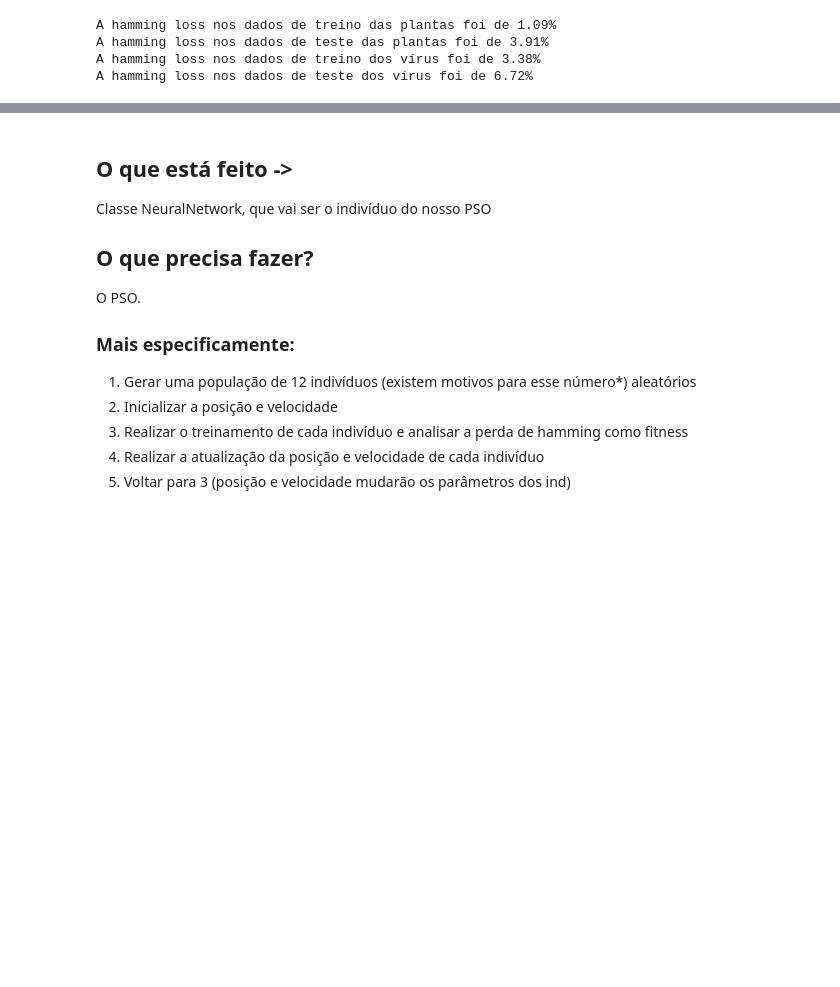
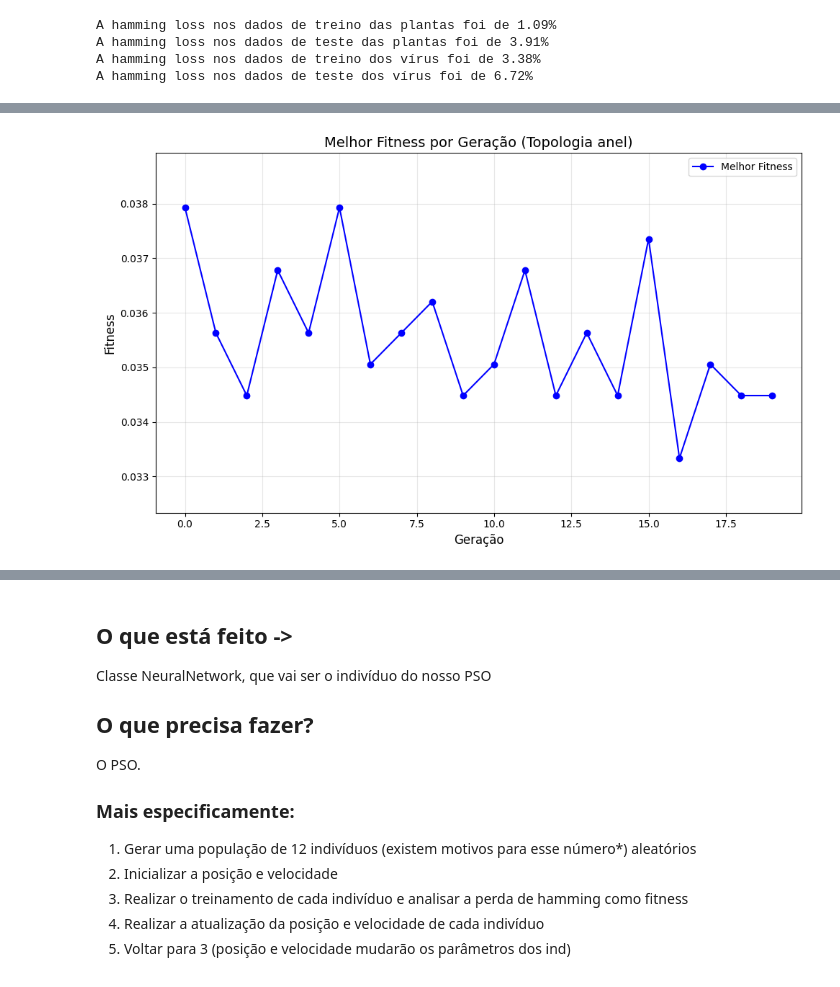
Before and after one commit to arthur-qm/trabalho-bioinspirada-scc0911-202402, a Jupyter notebook: trabalho copy.ipynb, the cells around one changed output, grey strips where cells are left out. Drawn from its saved outputs; the diff is of its cells as text; code cells hidden in the pictures; blank space fills up the shorter version.

```diff
--- a/trabalho copy.ipynb
+++ b/trabalho copy.ipynb
@@ -356,0 +395,31 @@ for ind in pop:
+# %%
+# Supondo que você já tenha a lista gen_bests
+# Extrair o fitness (primeiro elemento) de cada tupla
+best_fitness_per_generation = [generation[0] for generation in gen_bests_ring]
+
+# Número de gerações
+num_generations = len(best_fitness_per_generation)
+
+# Criar o gráfico
+plt.figure(figsize=(10, 6))  # Define o tamanho da figura
+
+# Plotar o melhor fitness por geração
+plt.plot(range(num_generations), best_fitness_per_generation, marker='o', color='b', label="Melhor Fitness")
+
+# Ajustar eixos
+plt.xlabel("Geração", fontsize=12)
+plt.ylabel("Fitness", fontsize=12)
+plt.title("Melhor Fitness por Geração (Topologia anel)", fontsize=14)
+plt.grid(alpha=0.3)
+
+# Opção: Ajustar o eixo y (valores muito próximos)
+plt.ylim([min(best_fitness_per_generation) - 0.001, max(best_fitness_per_generation) + 0.001])
+
+# Legenda
+plt.legend(fontsize=10)
+
+# Mostrar o gráfico
+plt.tight_layout()
+plt.show()
+# %% [output]
+[figure, added]
```
Also changed, not shown: parts of 22 cells of this notebook.
